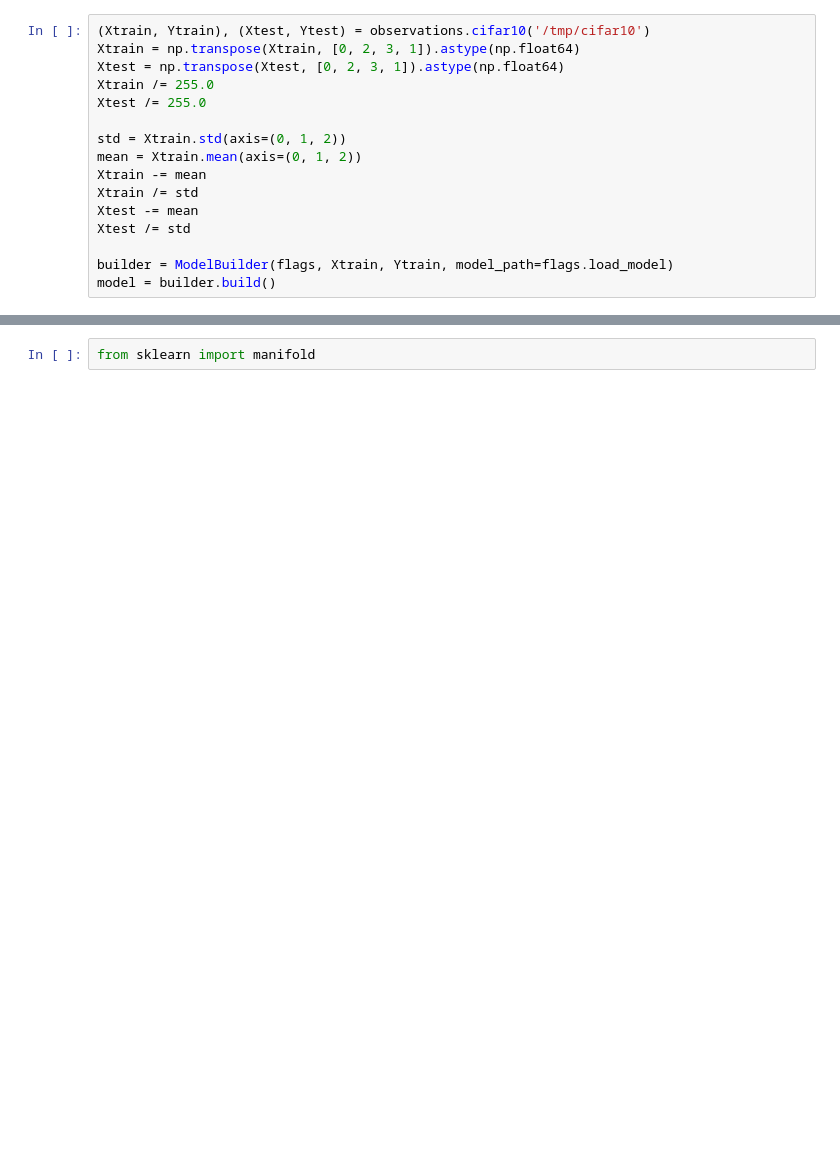
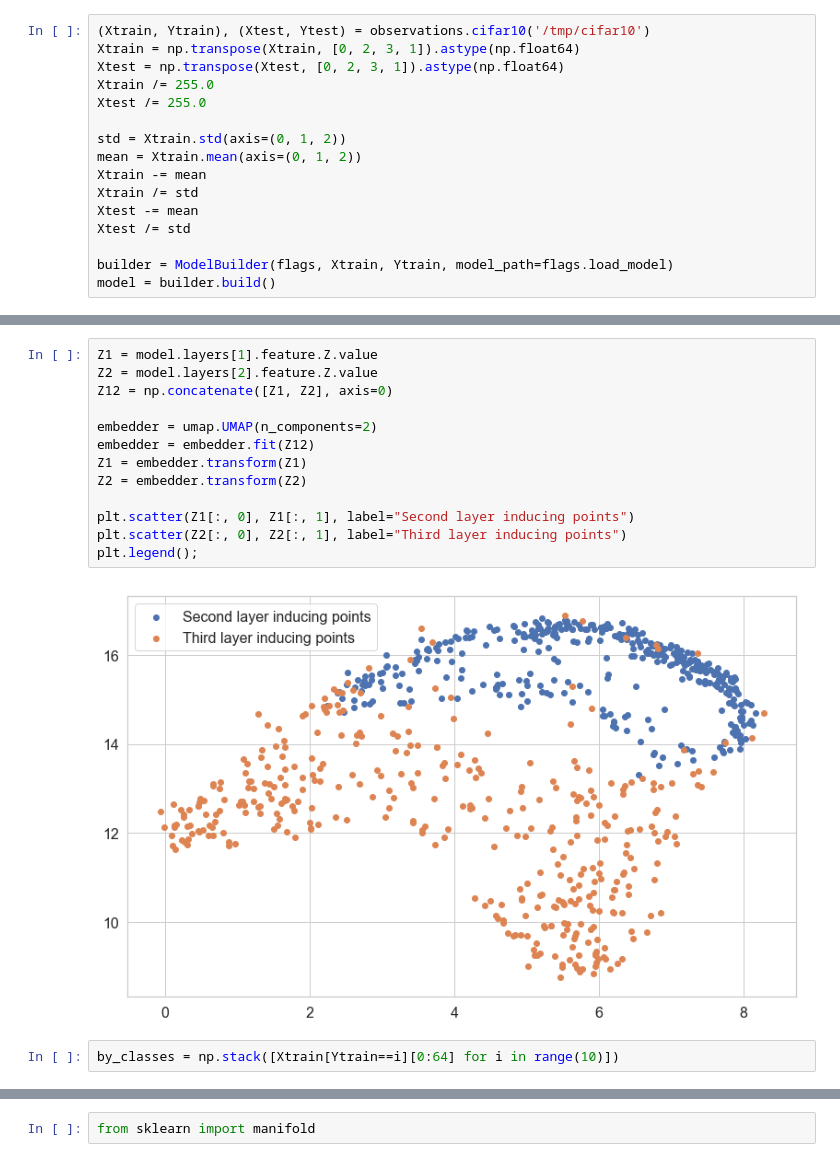
Before and after one commit to kekeblom/DeepCGP, a Jupyter notebook: notebooks/Inspect.ipynb, the cells around one changed output, grey strips where cells are left out. Drawn from its saved outputs; the diff is of its cells as text; blank space fills up the shorter version.

```diff
--- a/notebooks/Inspect.ipynb
+++ b/notebooks/Inspect.ipynb
@@ -138,0 +148,17 @@ plt.legend();
+# %%
+Z1 = model.layers[1].feature.Z.value
+Z2 = model.layers[2].feature.Z.value
+Z12 = np.concatenate([Z1, Z2], axis=0)
+
+embedder = umap.UMAP(n_components=2)
+embedder = embedder.fit(Z12)
+Z1 = embedder.transform(Z1)
+Z2 = embedder.transform(Z2)
+
+plt.scatter(Z1[:, 0], Z1[:, 1], label="Second layer inducing points")
+plt.scatter(Z2[:, 0], Z2[:, 1], label="Third layer inducing points")
+plt.legend();
+# %% [output]
+[figure, added]
+# %%
+by_classes = np.stack([Xtrain[Ytrain==i][0:64] for i in range(10)])
```
Also changed, not shown: parts of 21 cells of this notebook.
